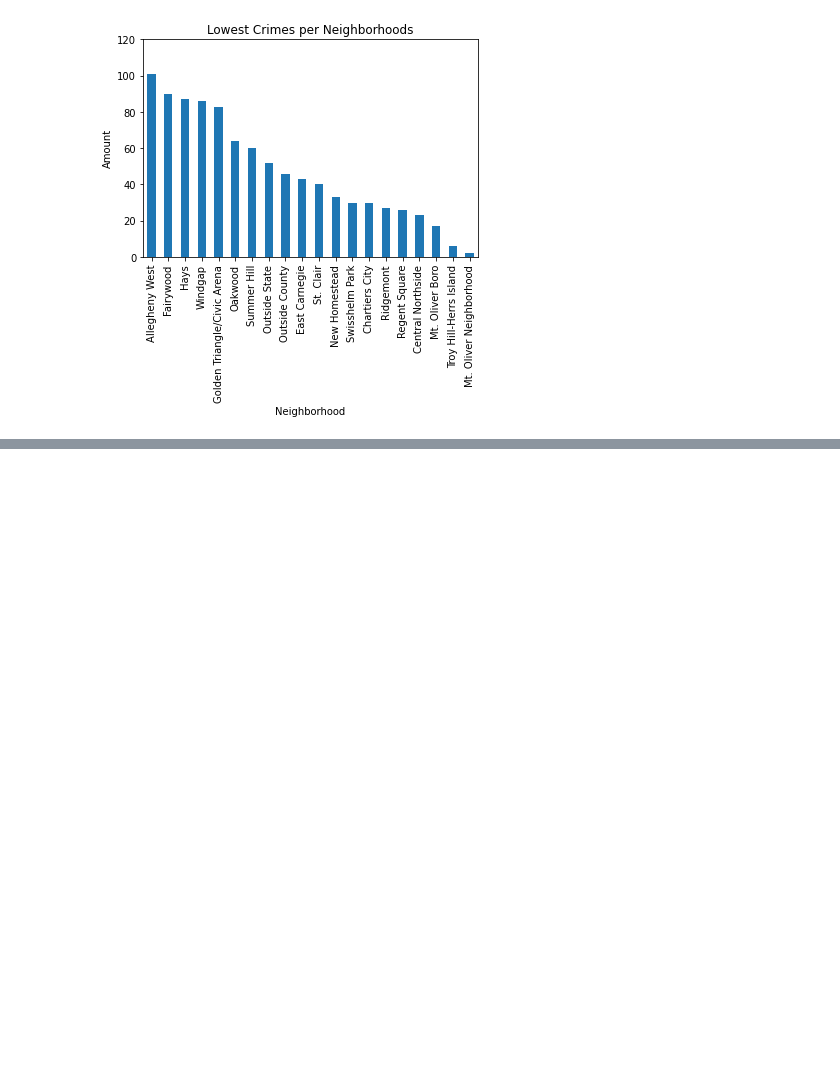
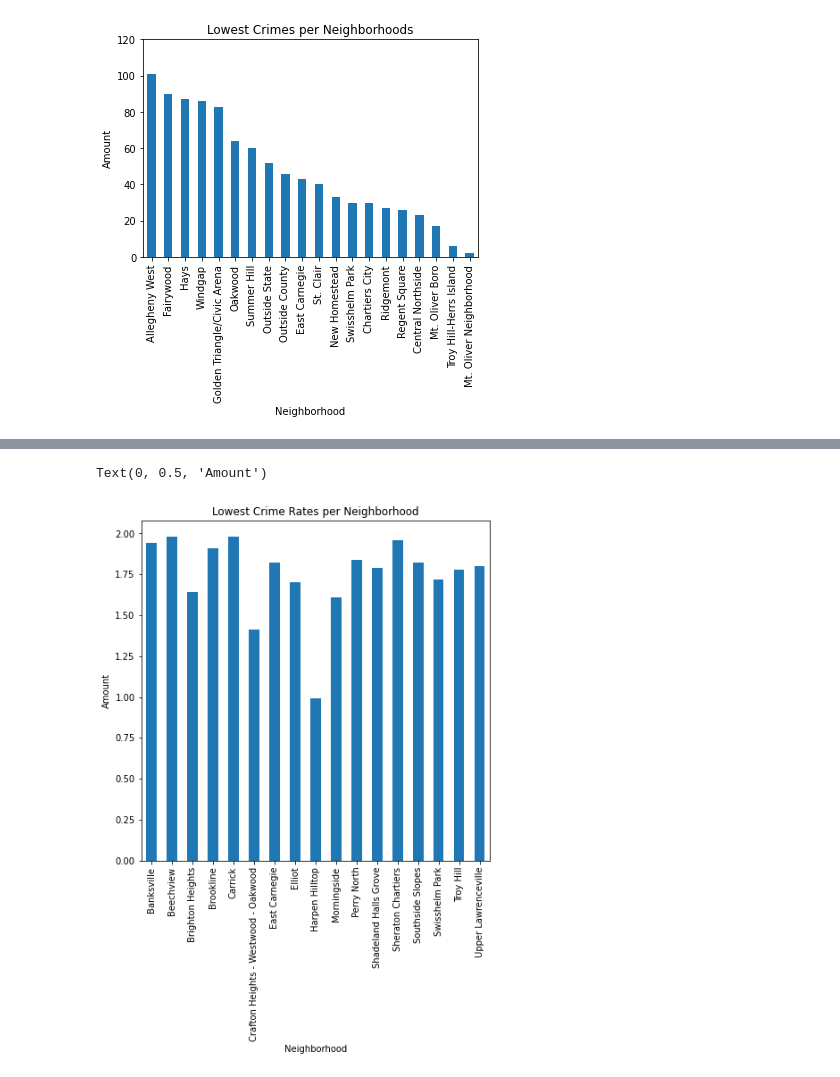
Before and after one commit to jacobemmerson/CMPINF-0010-Final-Project, a Jupyter notebook: police-arrests.ipynb, the cells around one changed output, grey strips where cells are left out. Drawn from its saved outputs; the diff is of its cells as text; code cells hidden in the pictures; blank space fills up the shorter version.

```diff
--- a/police-arrests.ipynb
+++ b/police-arrests.ipynb
@@ -24,0 +101,10 @@ neighborhoods = geopandas.read_file("Neighborhoods/Neighborhoods_.shp")
+# %%
+low_rates = {}
+
+for x in range(len(crime_rate)):
+    if crime_rate[x] < 2:
+        if crime_rate[x] not in low_rates:
+            low_rates[major_arrests['neighborhood'][x]] = crime_rate[x]
+
+low_rates_dataframe = pd.Series(low_rates)
+print(low_rates_dataframe)
@@ -24,0 +133,9 @@ neighborhoods = geopandas.read_file("Neighborhoods/Neighborhoods_.shp")
+# %%
+low_rates_dataframe.plot.bar(figsize=(7, 7))
+
+plt.title("Lowest Crime Rates per Neighborhood")
+plt.xlabel("Neighborhood")
+plt.ylabel("Amount")
+# %% [output]
+Text(0, 0.5, 'Amount')
+[figure, added]
```
Also changed, not shown: parts of 14 cells of this notebook, 1 other file.
